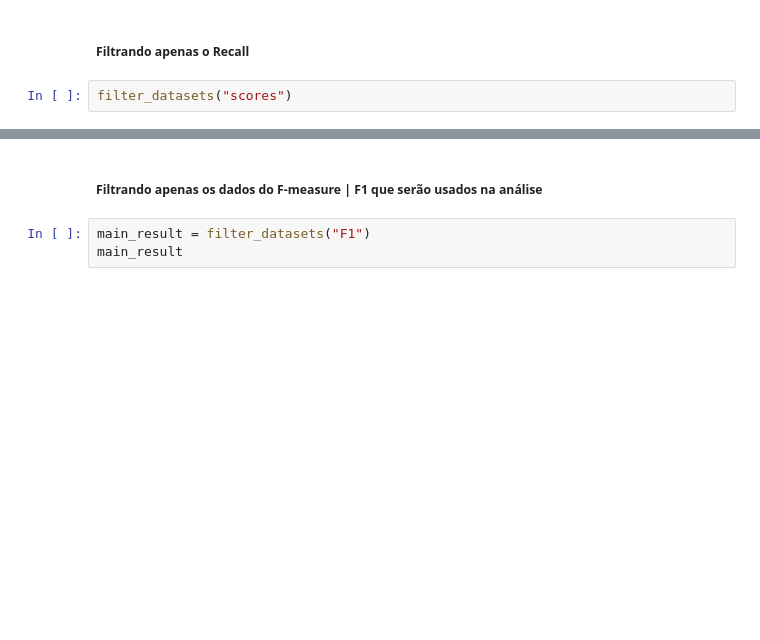
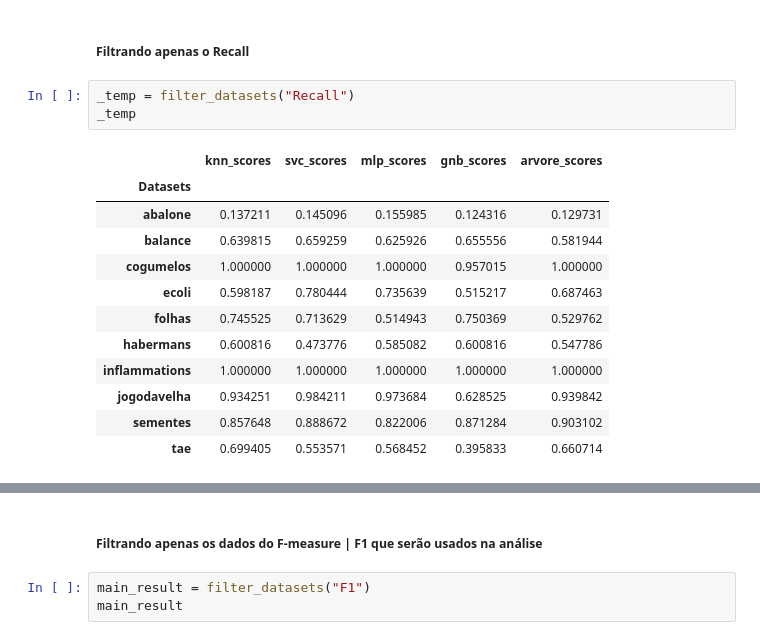
Before and after one commit to clebsonluiz/UAST-2021.1-REC-PAD, a Jupyter notebook: REC-PAD-2021_1.ipynb, the cells around one changed output, grey strips where cells are left out. Drawn from its saved outputs; the diff is of its cells as text; blank space fills up the shorter version.

```diff
--- a/REC-PAD-2021_1.ipynb
+++ b/REC-PAD-2021_1.ipynb
@@ -74,4 +118,18 @@ filter_datasets("Precision")
 # %% [markdown]
 ##### Filtrando apenas o Recall
 # %%
-filter_datasets("scores")
+_temp = filter_datasets("Recall")
+_temp
+# %% [output]
+|  | knn_scores | svc_scores | mlp_scores | gnb_scores | arvore_scores |
+| Datasets |  |  |  |  |  |
+| abalone | 0.137211 | 0.145096 | 0.155985 | 0.124316 | 0.129731 |
+| balance | 0.639815 | 0.659259 | 0.625926 | 0.655556 | 0.581944 |
+| cogumelos | 1.000000 | 1.000000 | 1.000000 | 0.957015 | 1.000000 |
+| ecoli | 0.598187 | 0.780444 | 0.735639 | 0.515217 | 0.687463 |
+| folhas | 0.745525 | 0.713629 | 0.514943 | 0.750369 | 0.529762 |
+| habermans | 0.600816 | 0.473776 | 0.585082 | 0.600816 | 0.547786 |
+| inflammations | 1.000000 | 1.000000 | 1.000000 | 1.000000 | 1.000000 |
+| jogodavelha | 0.934251 | 0.984211 | 0.973684 | 0.628525 | 0.939842 |
+| sementes | 0.857648 | 0.888672 | 0.822006 | 0.871284 | 0.903102 |
+| tae | 0.699405 | 0.553571 | 0.568452 | 0.395833 | 0.660714 |
```
Also changed, not shown: parts of 12 cells of this notebook, 9 other files.
